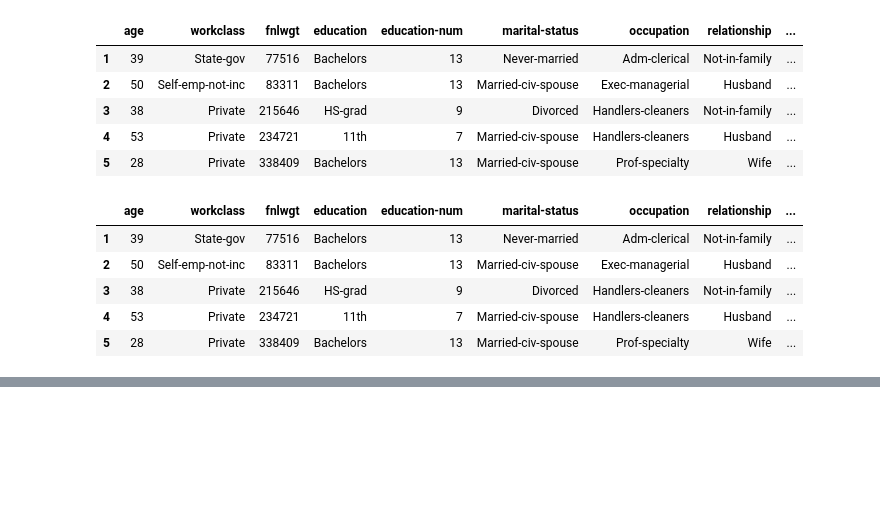
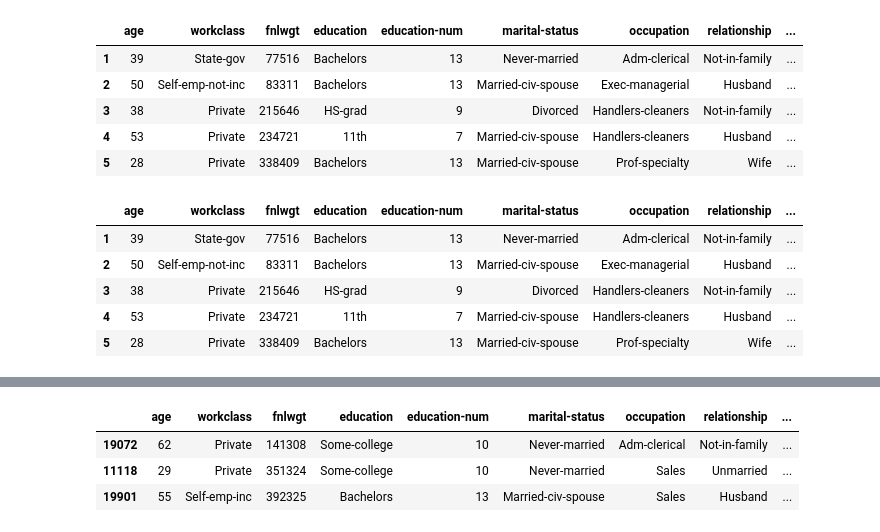
Before and after one commit to avnerelbaz3500/Statapp-Phishing, a Jupyter notebook: main.ipynb, the cells around one changed output, grey strips where cells are left out. Cells and saved outputs as stored; diff of their text form; code cells hidden in the pictures; blank space fills up the shorter version.

```diff
--- a/main.ipynb
+++ b/main.ipynb
@@ -669,0 +695,7 @@ Percentage of emails flagged as spam: 22.00%
+# %%
+adult_df.sample(n=3)
+# %% [output]
+|  | age | workclass | fnlwgt | education | education-num | marital-status | occupation | relationship | ... |
+| 19072 | 62 | Private | 141308 | Some-college | 10 | Never-married | Adm-clerical | Not-in-family | ... |
+| 11118 | 29 | Private | 351324 | Some-college | 10 | Never-married | Sales | Unmarried | ... |
+| 19901 | 55 | Self-emp-inc | 392325 | Bachelors | 13 | Married-civ-spouse | Sales | Husband | ... |
```
Also changed, not shown: parts of 22 cells of this notebook, 10 other files.
